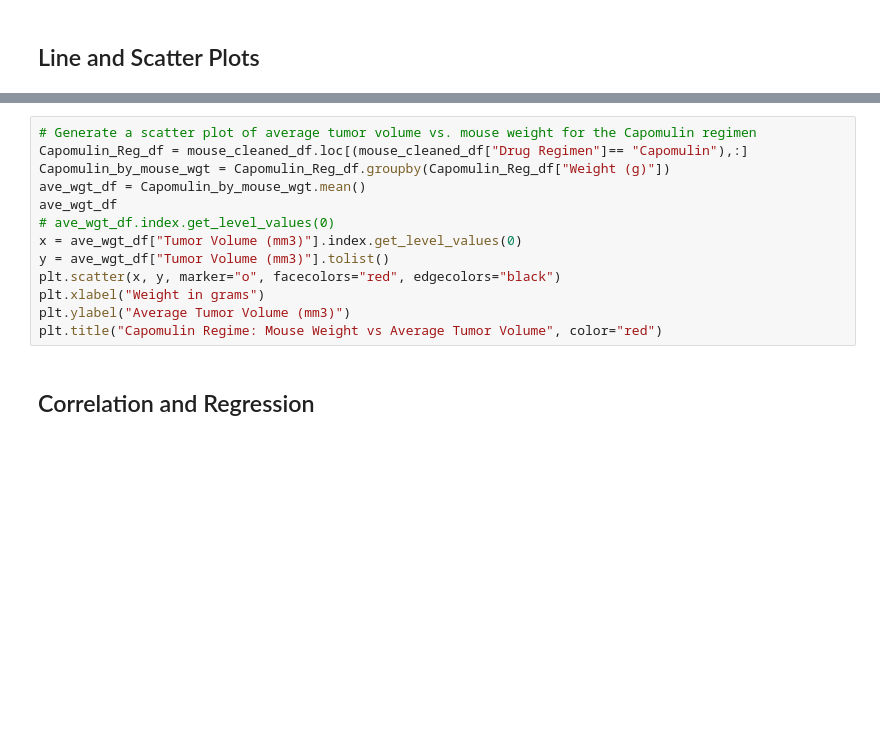
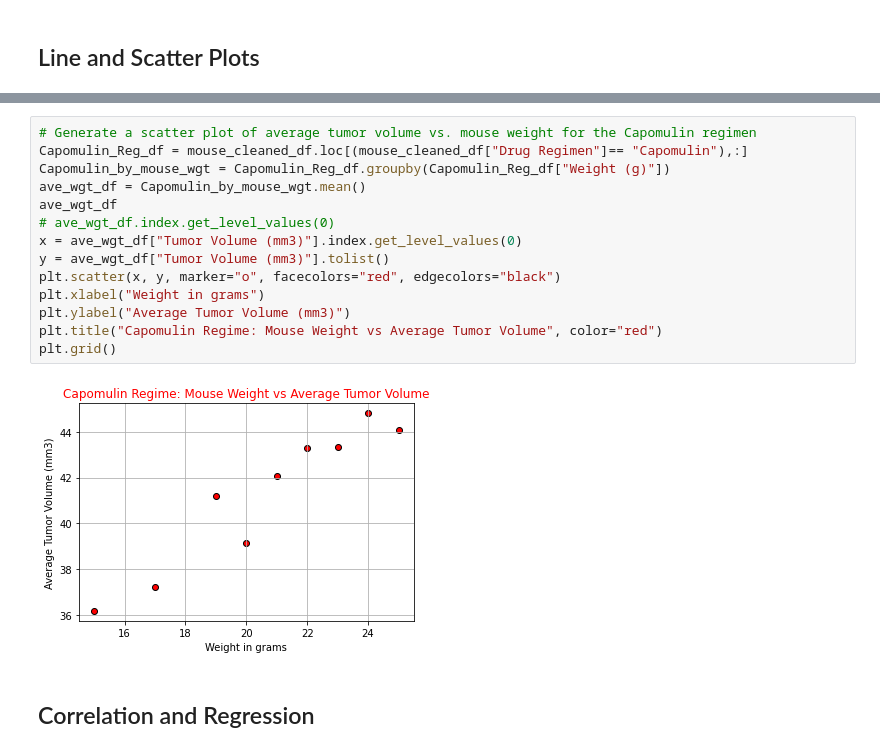
Before and after one commit to agomeso/Matplotlib-Challenge, a Jupyter notebook: Pymaceuticals/pymaceuticals_starter.ipynb, the cells around one changed output, grey strips where cells are left out. Saved outputs shown, nothing was run; the diff lists cells and outputs as text; blank space fills up the shorter version.

```diff
--- a/Pymaceuticals/pymaceuticals_starter.ipynb
+++ b/Pymaceuticals/pymaceuticals_starter.ipynb
@@ -310,16 +289,19 @@ plt.title("Tumor Volume over Time on Moise S185 using Capomulin", color="red")
 # %%
 # Generate a scatter plot of average tumor volume vs. mouse weight for the Capomulin regimen
 Capomulin_Reg_df = mouse_cleaned_df.loc[(mouse_cleaned_df["Drug Regimen"]== "Capomulin"),:]
 Capomulin_by_mouse_wgt = Capomulin_Reg_df.groupby(Capomulin_Reg_df["Weight (g)"])
 ave_wgt_df = Capomulin_by_mouse_wgt.mean()
 ave_wgt_df
 # ave_wgt_df.index.get_level_values(0)
 x = ave_wgt_df["Tumor Volume (mm3)"].index.get_level_values(0)
 y = ave_wgt_df["Tumor Volume (mm3)"].tolist()
 plt.scatter(x, y, marker="o", facecolors="red", edgecolors="black")
 plt.xlabel("Weight in grams")
 plt.ylabel("Average Tumor Volume (mm3)")
 plt.title("Capomulin Regime: Mouse Weight vs Average Tumor Volume", color="red")
+plt.grid()
+# %% [output]
+[figure, added]
 # %% [markdown]
 ## Correlation and Regression
 # %%
```
Also changed, not shown: parts of 7 cells of this notebook.
